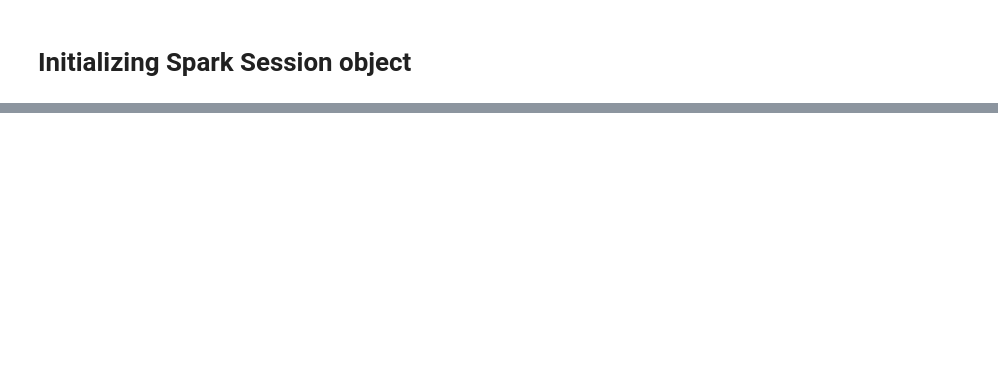
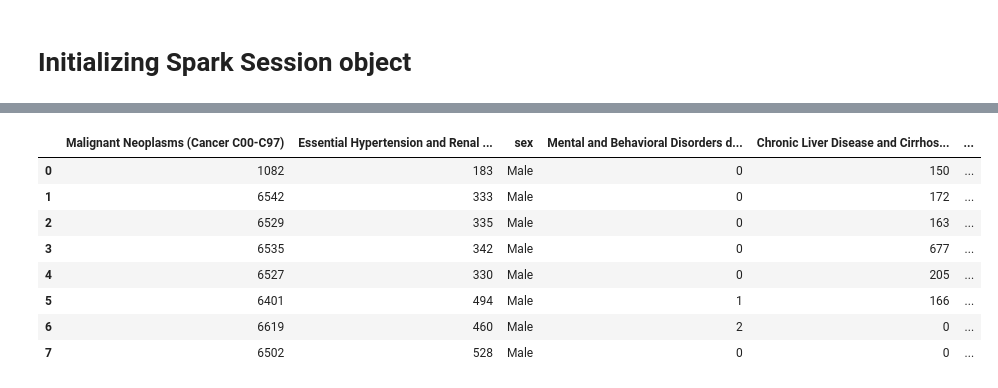
Before and after one commit to kaumil/event_data_analysis_spark_elasticsearch, a Jupyter notebook: spark_conf/spark_notebook.ipynb, the cells around one changed output, grey strips where cells are left out. Saved outputs shown, nothing was run; the diff lists cells and outputs as text; code cells hidden in the pictures; blank space fills up the shorter version.

```diff
--- a/spark_conf/spark_notebook.ipynb
+++ b/spark_conf/spark_notebook.ipynb
@@ -398,0 +545,14 @@ for index,index_name,reset_index_condition in zip(indices,index_names,reset_indi
+# %%
+max_cols = list(set(row.MAX.replace("_pct_change","") for row in find_max_cols(leading_cause_male_pivot_pct_change).collect()))
+leading_cause_male_pivot_pct_change_data = leading_cause_male_pivot_pct_change.select(list(max_cols))
+leading_cause_male_pivot_pct_change_data.toPandas()
+# %% [output]
+|  | Malignant Neoplasms (Cancer C00-C97) | Essential Hypertension and Renal ... | sex | Mental and Behavioral Disorders d... | Chronic Liver Disease and Cirrhos... | ... |
+| 0 | 1082 | 183 | Male | 0 | 150 | ... |
+| 1 | 6542 | 333 | Male | 0 | 172 | ... |
+| 2 | 6529 | 335 | Male | 0 | 163 | ... |
+| 3 | 6535 | 342 | Male | 0 | 677 | ... |
+| 4 | 6527 | 330 | Male | 0 | 205 | ... |
+| 5 | 6401 | 494 | Male | 1 | 166 | ... |
+| 6 | 6619 | 460 | Male | 2 | 0 | ... |
+| 7 | 6502 | 528 | Male | 0 | 0 | ... |
```
Also changed, not shown: parts of 85 cells of this notebook, 28 other files.
